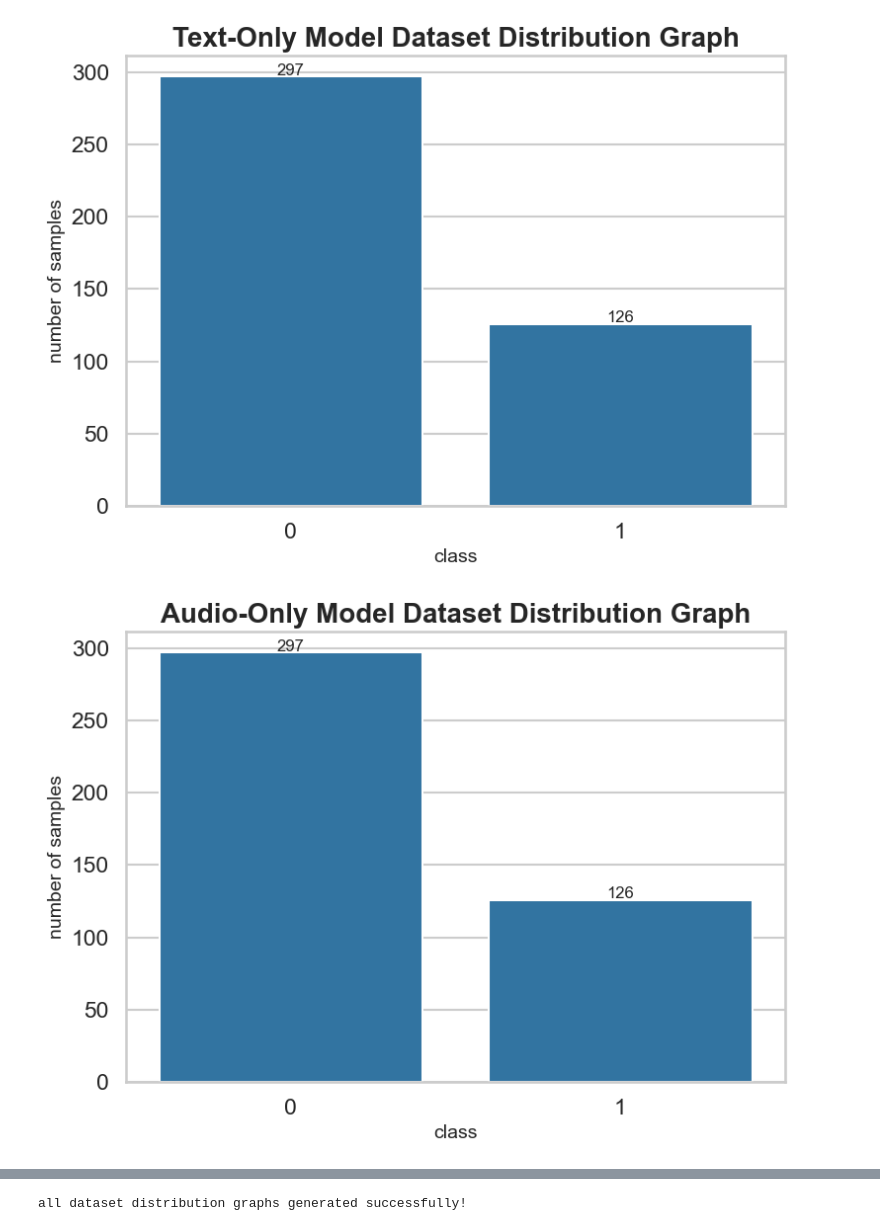
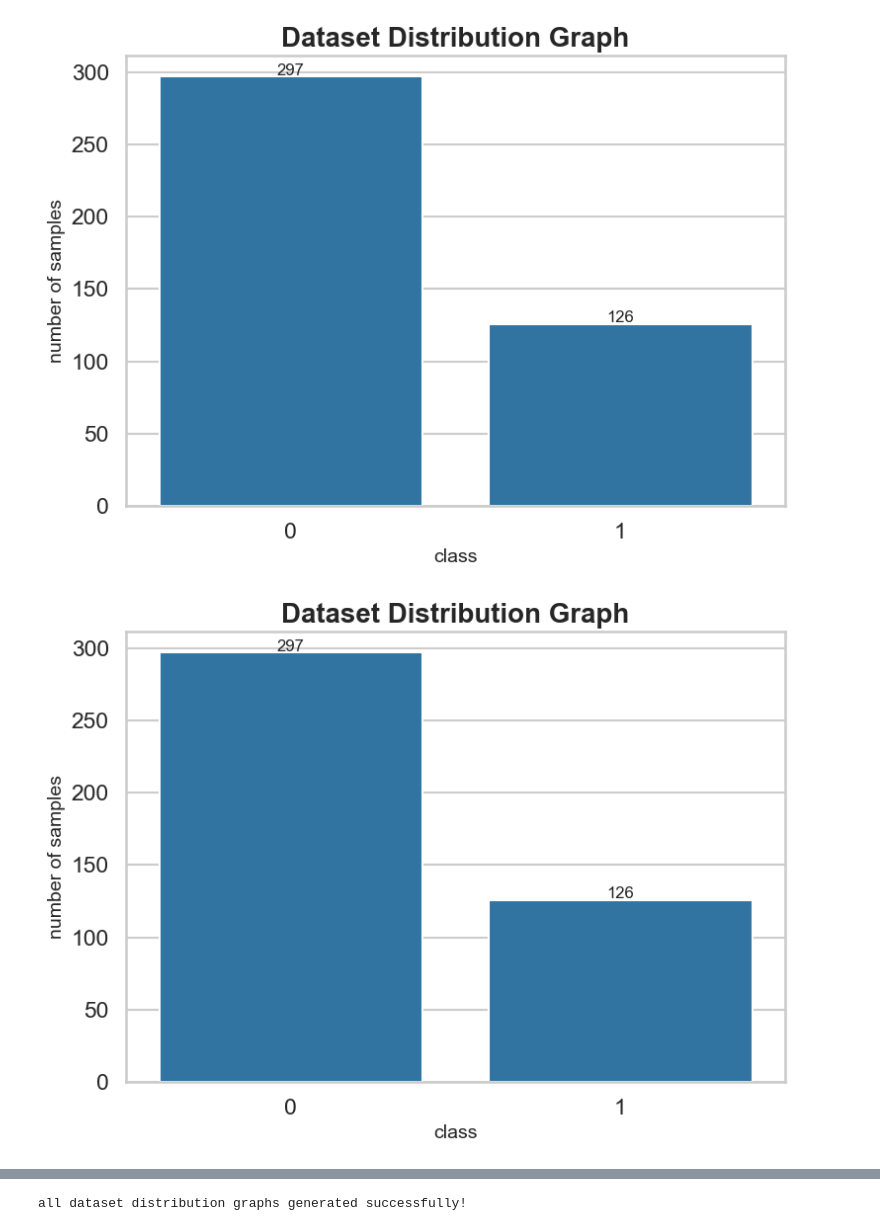
Before and after one commit to AuRa123456/mental-health-fyrp, a Jupyter notebook: Graphs/dataset_graph.ipynb, the cells around one changed output, grey strips where cells are left out. Cells and saved outputs as stored; diff of their text form; code cells hidden in the pictures.

```diff
--- a/Graphs/dataset_graph.ipynb
+++ b/Graphs/dataset_graph.ipynb
@@ -58,7 +58,7 @@ def plot_distribution(df, title):
     )
 
     plt.title(
-        f"{title} Dataset Distribution Graph",
+        f"Dataset Distribution Graph",
         fontsize=20,
         fontweight='bold'
     )
@@ -73,32 +73,32 @@ def plot_distribution(df, title):
             value + 1,
             str(value),
             ha='center',
             fontsize=12
         )
 
     plt.tight_layout()
     plt.show()
 
 # =========================================================
 # plot graphs individually
 # =========================================================
 
 plot_distribution(
     text_df,
     "Text-Only Model"
 )
 
 plot_distribution(
     audio_df,
     "Audio-Only Model"
 )
 
 plot_distribution(
     multimodal_df,
     "Multimodal Model"
 )
 
 print("all dataset distribution graphs generated successfully!")
 # %% [output]
-[figure, old version]
+[figure, new version]
-[figure, old version]
+[figure, new version]
```
Also changed, not shown: parts of 3 cells of this notebook, 6 other files.
